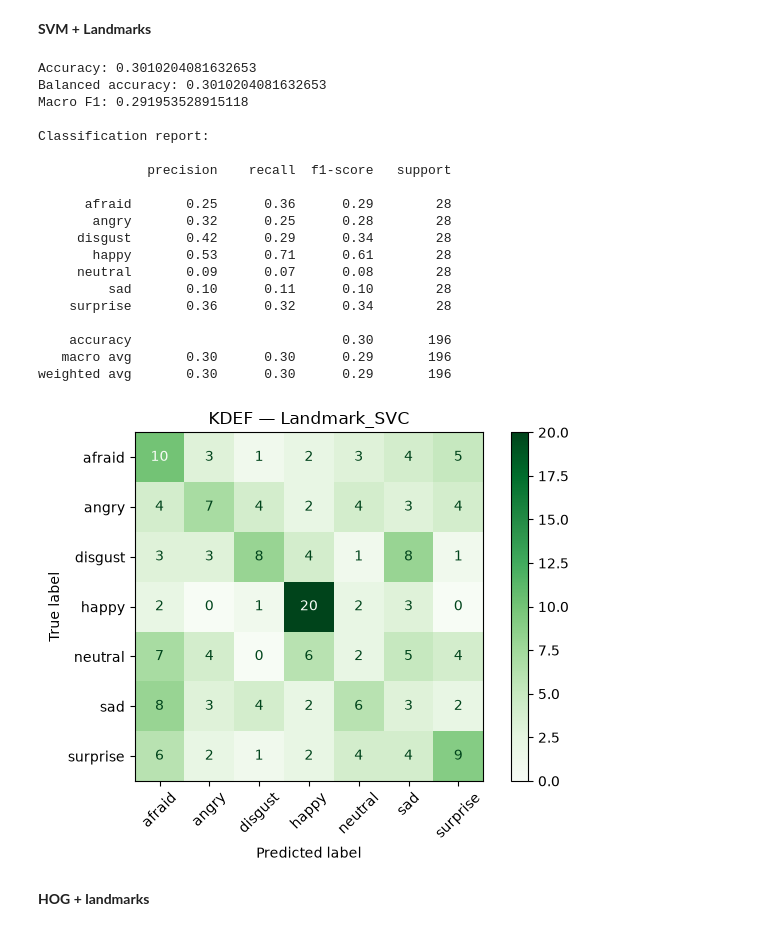
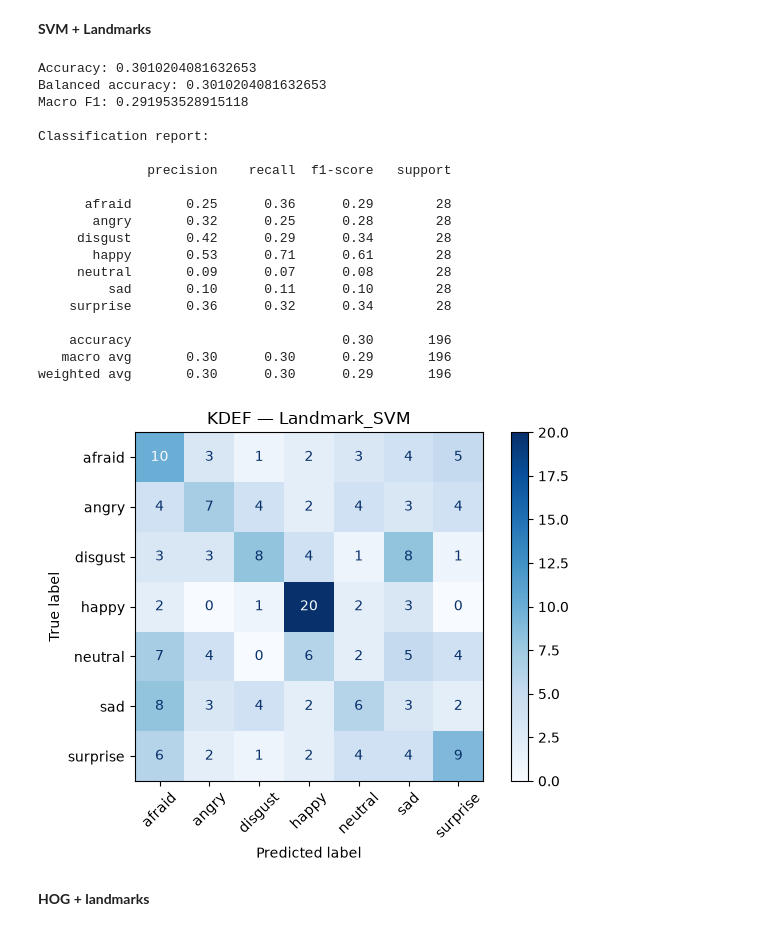
Before and after one commit to HeKaY-boy/Emotion-Detection, a Jupyter notebook: z_load_kdef_student.ipynb, the cells around one changed output. Saved outputs shown, nothing was run; the diff lists cells and outputs as text; code cells hidden in the pictures.

Commit message:
latest kdef svm updates

```diff
--- a/z_load_kdef_student.ipynb
+++ b/z_load_kdef_student.ipynb
@@ -631,36 +631,36 @@ print(classification_report(y_test_kdef, y_pred_lm))
 
 cm = confusion_matrix(y_test_kdef, y_pred_lm, labels=labels)
 
 ConfusionMatrixDisplay(
     confusion_matrix=cm,
     display_labels=labels
-).plot(cmap="Greens", values_format="d")
+).plot(cmap="Blues", values_format="d")
 
 plt.xticks(rotation=45)
-plt.title("KDEF — Landmark_SVC")
+plt.title("KDEF — Landmark_SVM")
 plt.tight_layout()
 plt.show()
 # %% [output]
 Accuracy: 0.3010204081632653
 Balanced accuracy: 0.3010204081632653
 Macro F1: 0.291953528915118
 
 Classification report:
 
               precision    recall  f1-score   support
 
       afraid       0.25      0.36      0.29        28
        angry       0.32      0.25      0.28        28
      disgust       0.42      0.29      0.34        28
        happy       0.53      0.71      0.61        28
      neutral       0.09      0.07      0.08        28
          sad       0.10      0.11      0.10        28
     surprise       0.36      0.32      0.34        28
 
     accuracy                           0.30       196
    macro avg       0.30      0.30      0.29       196
 weighted avg       0.30      0.30      0.29       196
-[figure, old version]
+[figure, new version]
 # %% [markdown]
 **HOG + landmarks**
 # %% [markdown]
```
Also changed, not shown: parts of 4 cells of this notebook.
